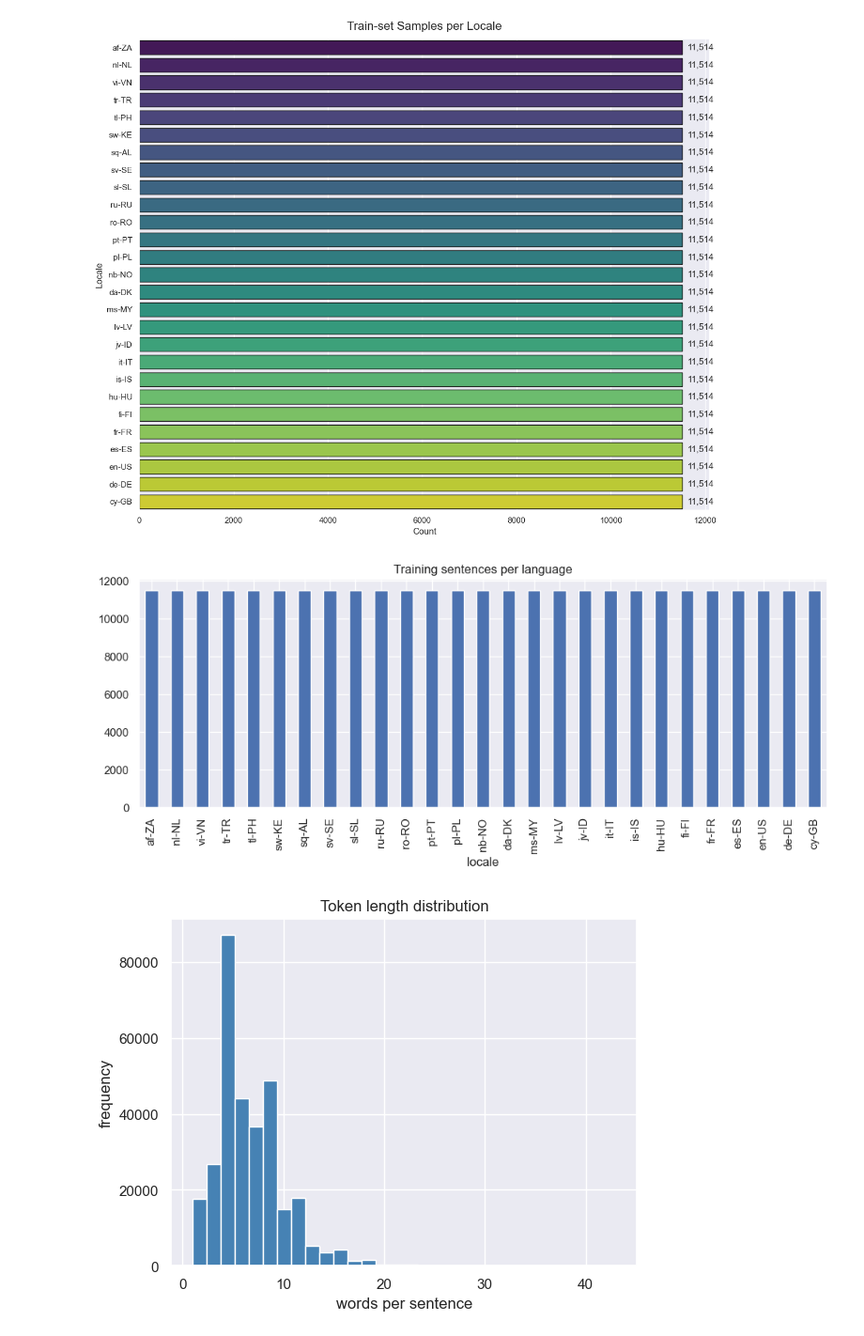
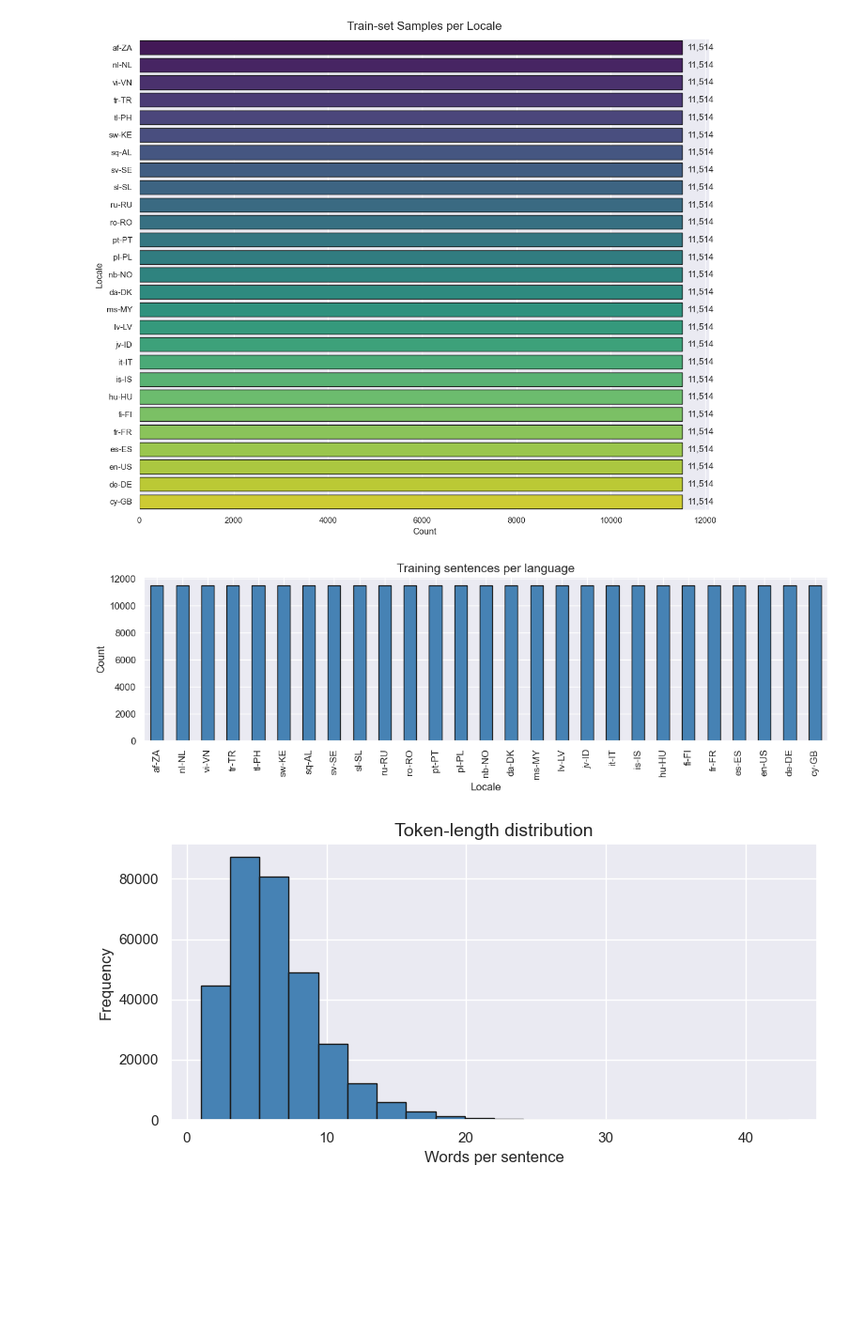
Before and after one commit to Sonalikasingh17/Multilingual-Language-Classifier, a Jupyter notebook: Multilingual_Language_Classifier.ipynb, the cells around one changed output. Shown at 94% size. Drawn from its saved outputs; the diff is of its cells as text; code cells hidden in the pictures; blank space fills up the shorter version.

Commit message:
Update the notebook and Saving Artifacts

```diff
--- a/Multilingual_Language_Classifier.ipynb
+++ b/Multilingual_Language_Classifier.ipynb
@@ -162,20 +136,30 @@ fig.savefig(ARTIFACTS / "samples_per_locale.png", dpi=300)
 plt.show()
 # %% [output]
 [figure]
-# %%
-# EDA Plots
-# Just For Visualization
-plt.figure(figsize=(12,4))
-train_df['locale'].value_counts().plot(kind='bar')
-plt.title("Training sentences per language")
-plt.show()
-
-# Sentence length histogram
-lens = train_df['utt'].str.split().apply(len)
-plt.hist(lens, bins=30, color='steelblue')
-plt.title("Token length distribution")
-plt.xlabel("words per sentence"); plt.ylabel("frequency")
-plt.show()
-# %% [output]
-[figure, removed]
-[figure, removed]
+# %%
+# EDA PLOT #2  – Training sentences per language  (bar)
+
+fig2, ax = plt.subplots(figsize=(12, 4))
+train_df["locale"].value_counts().plot(kind="bar", ax=ax, color="steelblue", edgecolor="k")
+ax.set_title("Training sentences per language", fontsize=14)
+ax.set_xlabel("Locale")
+ax.set_ylabel("Count")
+plt.tight_layout()
+fig2.savefig(ARTIFACTS / "sentences_per_language.png", dpi=300)
+plt.show()
+
+# EDA PLOT #3  – Token-length distribution histogram
+
+lens = train_df["utt"].str.split().apply(len)
+
+fig3, ax = plt.subplots(figsize=(8, 4))
+ax.hist(lens, bins=20, color="steelblue", edgecolor="k")
+ax.set_title("Token-length distribution", fontsize=14)
+ax.set_xlabel("Words per sentence")
+ax.set_ylabel("Frequency")
+plt.tight_layout()
+fig3.savefig(ARTIFACTS / "words_per_sentence.png", dpi=300)
+plt.show()
+# %% [output]
+[figure, added]
+[figure, added]
```
Also changed, not shown: parts of 24 cells of this notebook, 7 other files.
